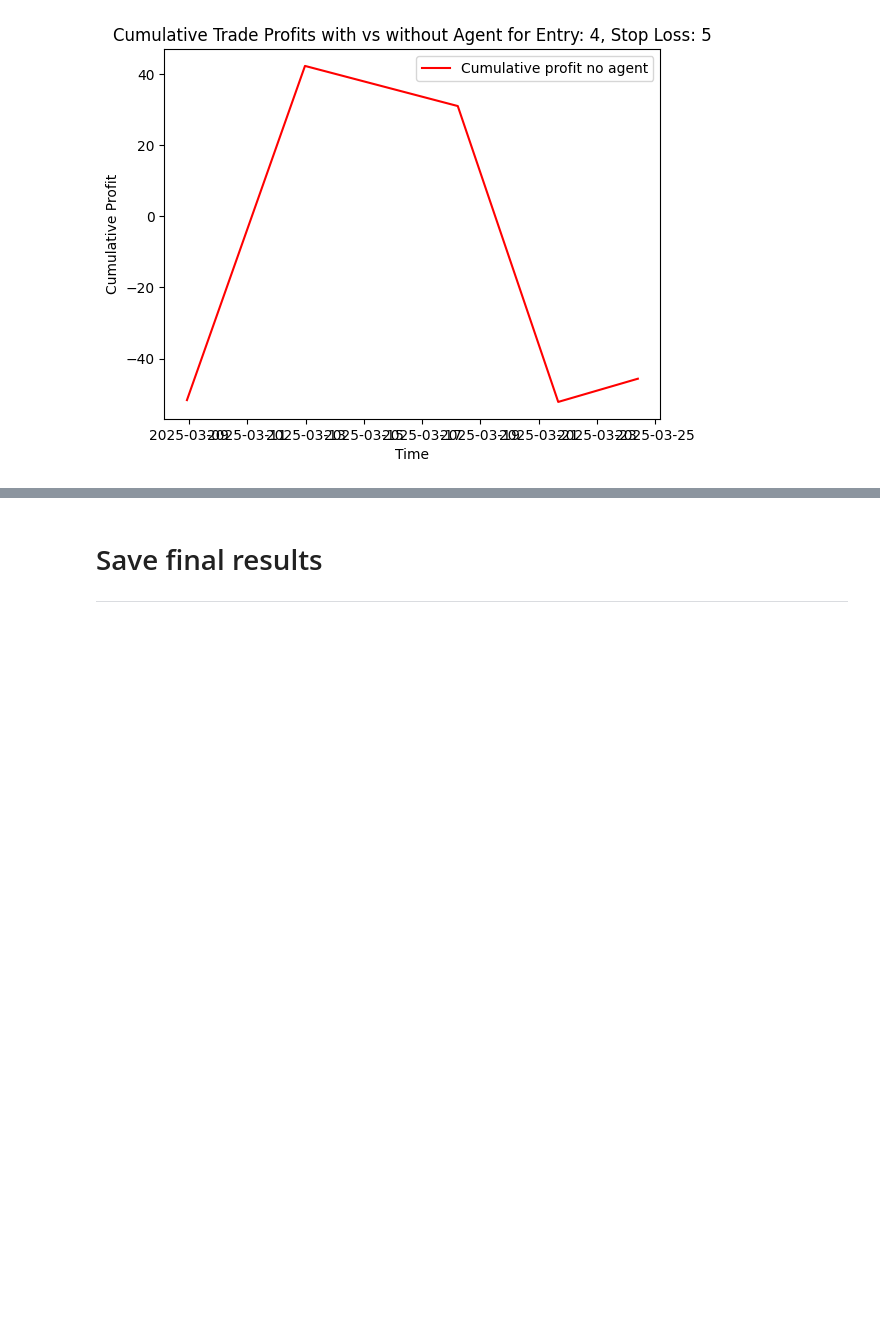
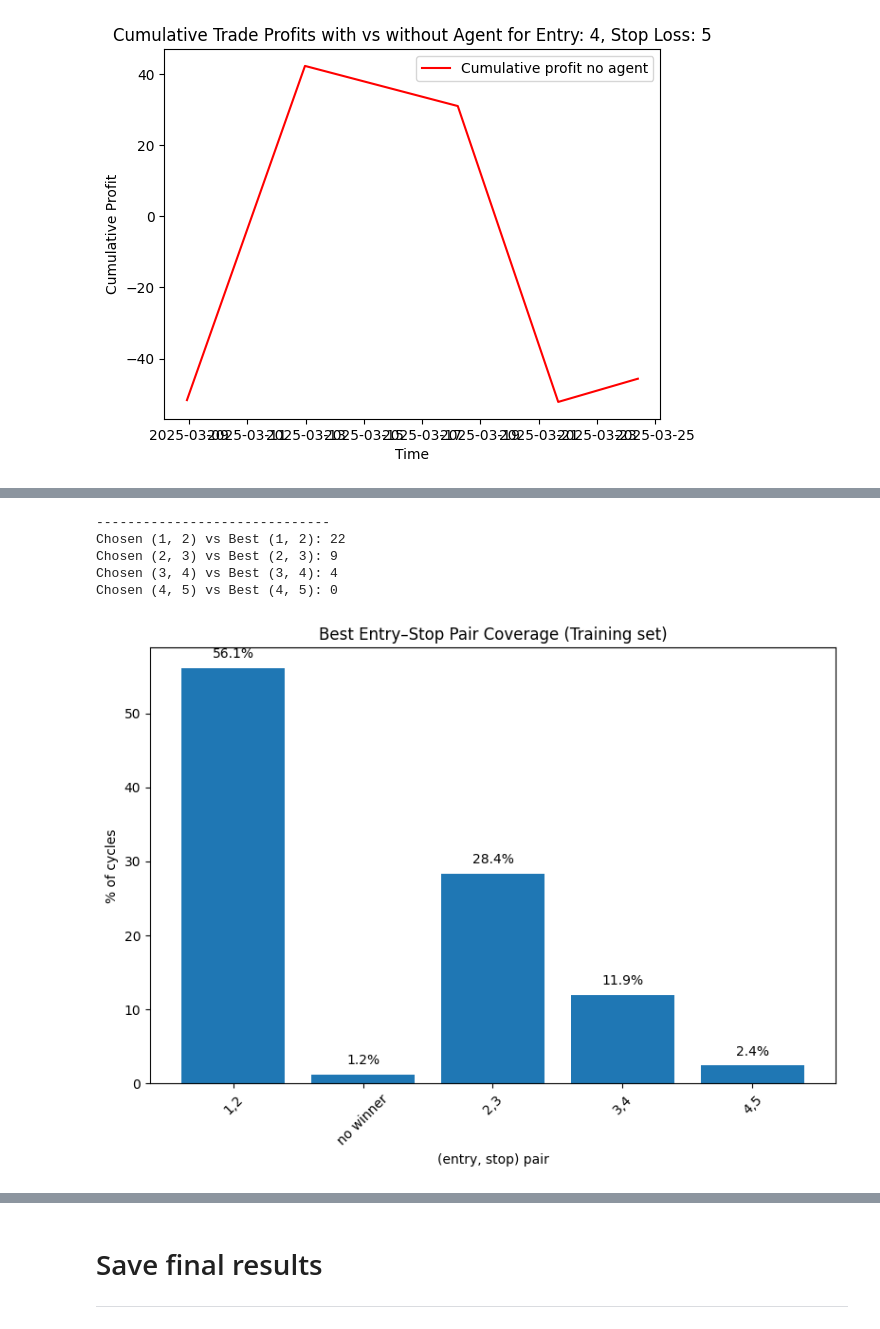
Before and after one commit to alexandrosdp/PairsTrading, a Jupyter notebook: deep_q_learning_improved.ipynb, the cells around one changed output, grey strips where cells are left out. Drawn from its saved outputs; the diff is of its cells as text; code cells hidden in the pictures; blank space fills up the shorter version.

```diff
--- a/deep_q_learning_improved.ipynb
+++ b/deep_q_learning_improved.ipynb
@@ -902,0 +1009,61 @@ Percentage_Return:  -0.45651515371821105 %
+# %%
+one_two_counter = 0
+two_three_counter = 0
+three_four_counter = 0
+four_five_counter = 0
+
+for chosen_pair , best_pair in chosen_vs_best_pairs:
+
+    if chosen_pair == (1, 2) and best_pair == (1, 2):
+        one_two_counter += 1
+    elif chosen_pair == (2, 3) and best_pair == (2, 3):
+        two_three_counter += 1
+    elif chosen_pair == (3, 4) and best_pair == (3, 4):
+        three_four_counter += 1
+    elif chosen_pair == (4, 5) and best_pair == (4, 5):
+        four_five_counter += 1
+
+print("------------------------------")
+print(f"Chosen (1, 2) vs Best (1, 2): {one_two_counter}")
+print(f"Chosen (2, 3) vs Best (2, 3): {two_three_counter}")
+print(f"Chosen (3, 4) vs Best (3, 4): {three_four_counter}")
+print(f"Chosen (4, 5) vs Best (4, 5): {four_five_counter}")
+# %% [output]
+------------------------------
+Chosen (1, 2) vs Best (1, 2): 22
+Chosen (2, 3) vs Best (2, 3): 9
+Chosen (3, 4) vs Best (3, 4): 4
+Chosen (4, 5) vs Best (4, 5): 0
+# %%
+#Compare distirbution of best_pairs in training set and testing set
+training_env = PairsTradingEnv(
+        zscore_series_train, prices_train, beta_series_train,
+        initial_capital, tx_cost,
+        entry_stop_pairs,
+        eval_mode=False) #Set eval_mode to False for training
+
+#Plot distribution of best pairs in training set
+training_best_pairs = training_env.best_pairs
+training_counts = Counter(training_best_pairs)
+# Convert raw counts to percentages
+training_pairs = list(training_counts.keys())
+training_percentages = [training_counts[p] / len(training_best_pairs) * 100 for p in training_pairs]
+# Turn None → a string label
+training_labels = [
+    "no winner" if p is None else f"{p[0]},{p[1]}"
+    for p in training_pairs
+]
+# Plot
+plt.figure(figsize=(8, 6))
+bars = plt.bar(range(len(training_labels)), training_percentages, tick_label=training_labels)
+plt.ylabel("% of cycles")
+plt.xlabel("(entry, stop) pair")
+# Add value labels on top of the bars
+for bar in bars:
+    yval = bar.get_height()
+    plt.text(bar.get_x() + bar.get_width()/2, yval + 1, f"{yval:.1f}%", ha='center', va='bottom')
+plt.xticks(rotation=45)
+plt.title("Best Entry–Stop Pair Coverage (Training set)")
+plt.tight_layout()
+# %% [output]
+[figure, added]
```
Also changed, not shown: parts of 23 cells of this notebook, 3 other files.
